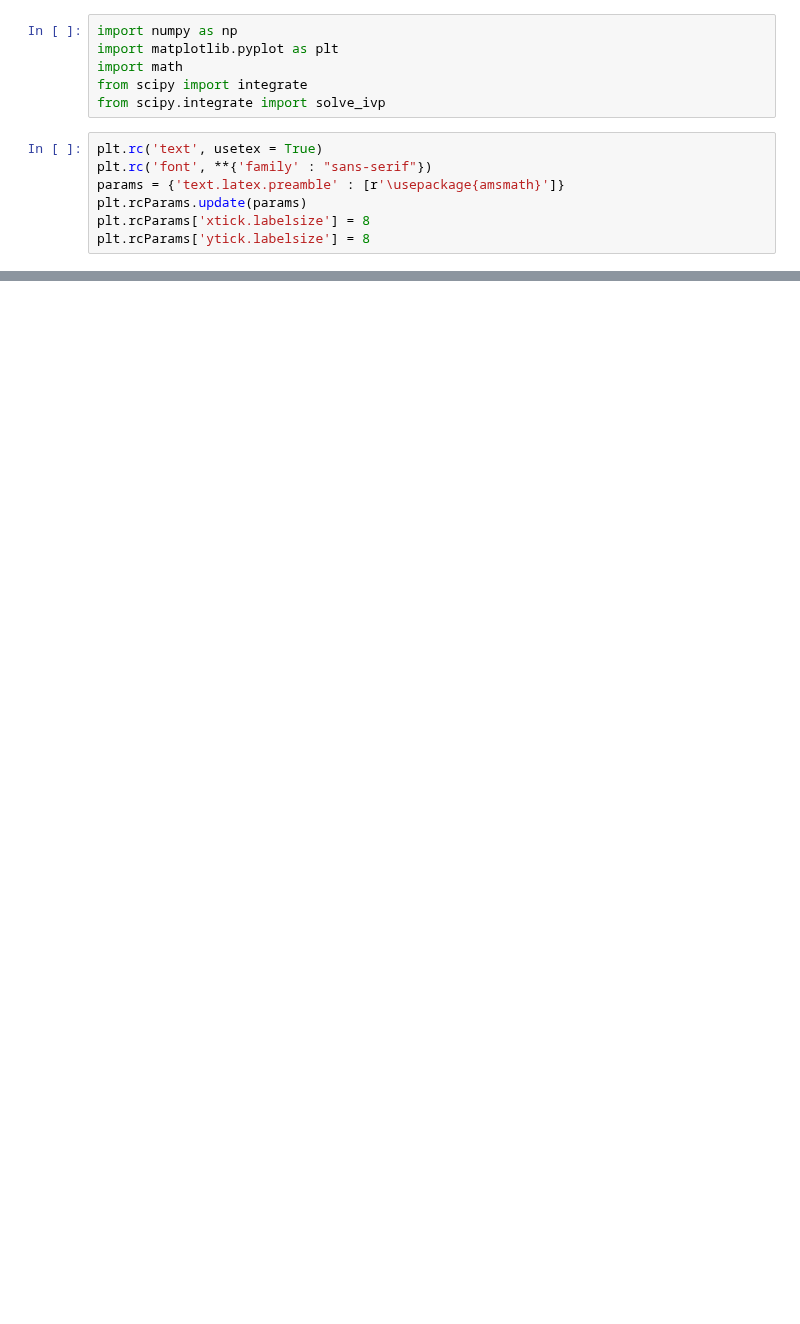
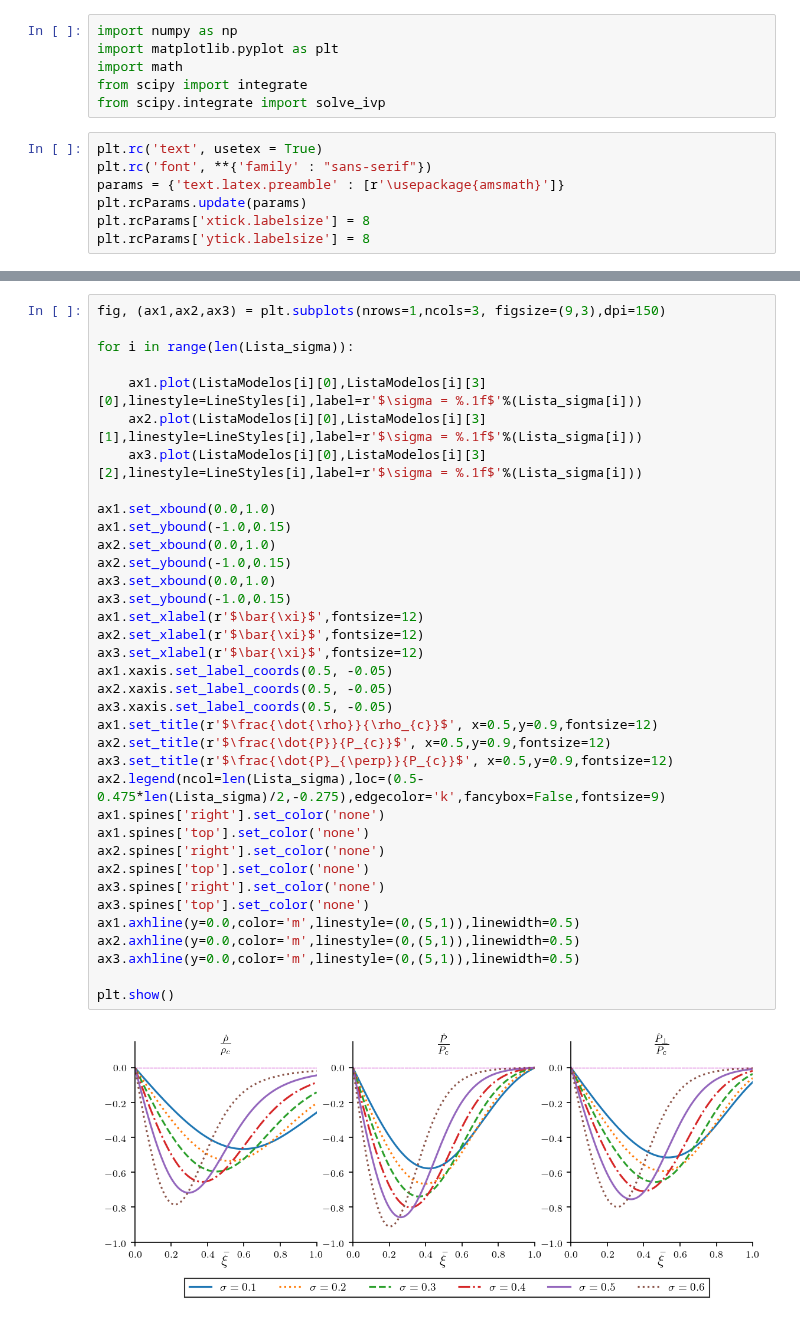
Before and after one commit to danielfsu/TrabajoDeInvestigacion, a Jupyter notebook: Polítropa_I_(Densidad_de_Masa)/Polítropa I (sigma).ipynb, the cells around one changed output, grey strips where cells are left out. Drawn from its saved outputs; the diff is of its cells as text; blank space fills up the shorter version.

```diff
--- a/Polítropa_I_(Densidad_de_Masa)/Polítropa I (sigma).ipynb
+++ b/Polítropa_I_(Densidad_de_Masa)/Polítropa I (sigma).ipynb
@@ -390,0 +327,38 @@ plt.show()
+# %%
+fig, (ax1,ax2,ax3) = plt.subplots(nrows=1,ncols=3, figsize=(9,3),dpi=150)
+
+for i in range(len(Lista_sigma)):
+
+    ax1.plot(ListaModelos[i][0],ListaModelos[i][3][0],linestyle=LineStyles[i],label=r'$\sigma = %.1f$'%(Lista_sigma[i]))
+    ax2.plot(ListaModelos[i][0],ListaModelos[i][3][1],linestyle=LineStyles[i],label=r'$\sigma = %.1f$'%(Lista_sigma[i]))
+    ax3.plot(ListaModelos[i][0],ListaModelos[i][3][2],linestyle=LineStyles[i],label=r'$\sigma = %.1f$'%(Lista_sigma[i]))
+
+ax1.set_xbound(0.0,1.0)
+ax1.set_ybound(-1.0,0.15)
+ax2.set_xbound(0.0,1.0)
+ax2.set_ybound(-1.0,0.15)
+ax3.set_xbound(0.0,1.0)
+ax3.set_ybound(-1.0,0.15)
+ax1.set_xlabel(r'$\bar{\xi}$',fontsize=12)
+ax2.set_xlabel(r'$\bar{\xi}$',fontsize=12)
+ax3.set_xlabel(r'$\bar{\xi}$',fontsize=12)
+ax1.xaxis.set_label_coords(0.5, -0.05)
+ax2.xaxis.set_label_coords(0.5, -0.05)
+ax3.xaxis.set_label_coords(0.5, -0.05)
+ax1.set_title(r'$\frac{\dot{\rho}}{\rho_{c}}$', x=0.5,y=0.9,fontsize=12)
+ax2.set_title(r'$\frac{\dot{P}}{P_{c}}$', x=0.5,y=0.9,fontsize=12)
+ax3.set_title(r'$\frac{\dot{P}_{\perp}}{P_{c}}$', x=0.5,y=0.9,fontsize=12)
+ax2.legend(ncol=len(Lista_sigma),loc=(0.5-0.475*len(Lista_sigma)/2,-0.275),edgecolor='k',fancybox=False,fontsize=9)
+ax1.spines['right'].set_color('none')
+ax1.spines['top'].set_color('none')
+ax2.spines['right'].set_color('none')
+ax2.spines['top'].set_color('none')
+ax3.spines['right'].set_color('none')
+ax3.spines['top'].set_color('none')
+ax1.axhline(y=0.0,color='m',linestyle=(0,(5,1)),linewidth=0.5)
+ax2.axhline(y=0.0,color='m',linestyle=(0,(5,1)),linewidth=0.5)
+ax3.axhline(y=0.0,color='m',linestyle=(0,(5,1)),linewidth=0.5)
+
+plt.show()
+# %% [output]
+[figure, added]
```
Also changed, not shown: parts of 39 cells of this notebook.
